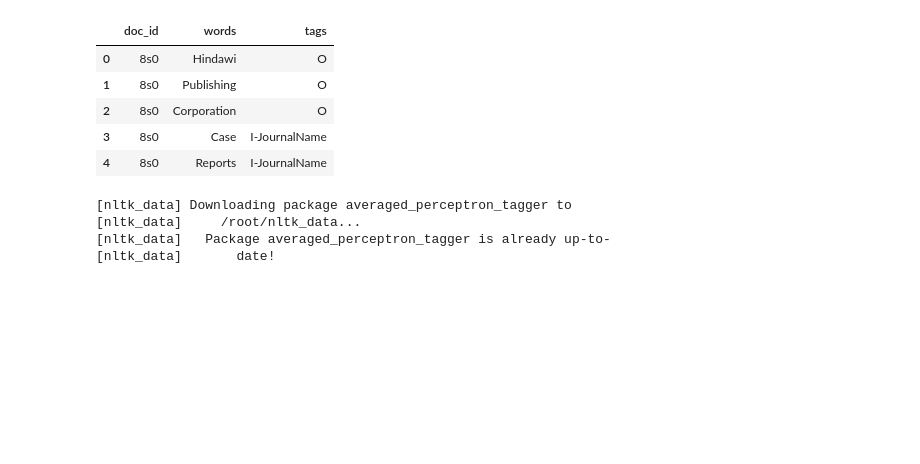
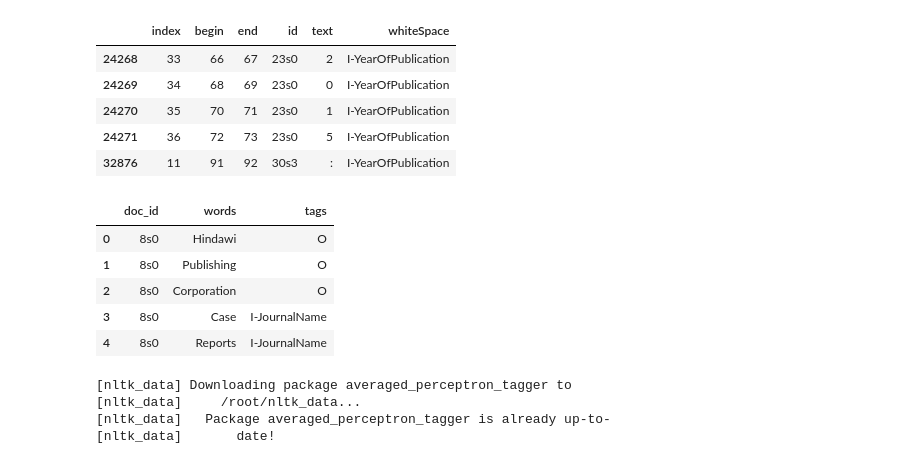
Before and after one commit to sheikmohdimran/hackathon, a Jupyter notebook: NLP_NER_Pharmacovigilance.ipynb, the cells around one changed output. Drawn from its saved outputs; the diff is of its cells as text; code cells hidden in the pictures; blank space fills up the shorter version.

```diff
--- a/NLP_NER_Pharmacovigilance.ipynb
+++ b/NLP_NER_Pharmacovigilance.ipynb
@@ -34,5 +34,11 @@ final_df.loc[(final_df.whiteSpace=='I-AuthorNameInVancouver') , 'whiteSpace'] =
 final_df.loc[(final_df.whiteSpace=='I-AgeGroupOfPatient') , 'whiteSpace'] = 'O'
 final_df.loc[(final_df.whiteSpace=='I-ReporterFaxNumber') , 'whiteSpace'] = 'O'
 final_df.loc[(final_df.whiteSpace=='I-ReporterAltPhone') , 'whiteSpace'] = 'O'
-#final_df.loc[(final_df.whiteSpace=='I-ReporterPostalCode') , 'whiteSpace'] = 'O'
-#final_df.loc[(final_df.whiteSpace=='I-ReporterState') , 'whiteSpace'] = 'O'
+final_df.loc[(final_df.whiteSpace=='I-ReporterPostalCode') , 'whiteSpace'] = 'O'
+final_df.loc[(final_df.whiteSpace=='I-ReporterState') , 'whiteSpace'] = 'O'
+
+final_df.loc[(final_df.whiteSpace=='I-RaceOfPatient') , 'whiteSpace'] = 'O'
+final_df.loc[(final_df.whiteSpace=='I-ReporterSalutation') , 'whiteSpace'] = 'O'
+final_df.loc[(final_df.whiteSpace=='I-ReporterSuffix') , 'whiteSpace'] = 'O'
+final_df.loc[(final_df.whiteSpace=='I-PageOfPublication') , 'whiteSpace'] = 'O'
+final_df.loc[(final_df.whiteSpace=='I-ReporterPhoneNumber') , 'whiteSpace'] = 'O'
@@ -44,0 +79,10 @@ final_df.shape
+# %%
+#final_df[(final_df.whiteSpace=='I-YearOfPublication')].text.str.lower().value_counts(sort=True)
+final_df[(final_df.whiteSpace=='I-YearOfPublication')&(final_df.text.isin(['1','2','5','0',':']))]
+# %% [output]
+|  | index | begin | end | id | text | whiteSpace |
+| 24268 | 33 | 66 | 67 | 23s0 | 2 | I-YearOfPublication |
+| 24269 | 34 | 68 | 69 | 23s0 | 0 | I-YearOfPublication |
+| 24270 | 35 | 70 | 71 | 23s0 | 1 | I-YearOfPublication |
+| 24271 | 36 | 72 | 73 | 23s0 | 5 | I-YearOfPublication |
+| 32876 | 11 | 91 | 92 | 30s3 | : | I-YearOfPublication |
```
Also changed, not shown: parts of 12 cells of this notebook.
